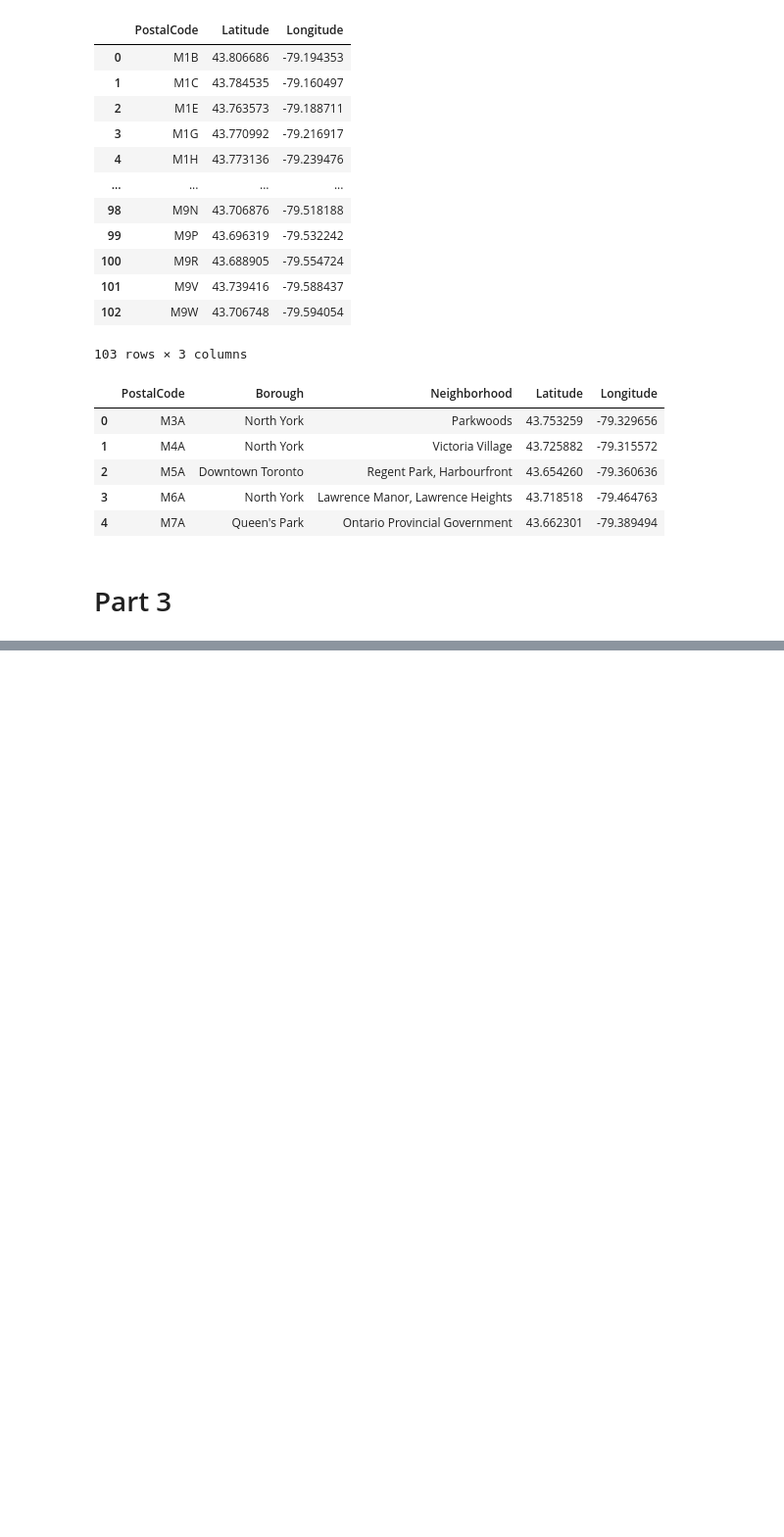
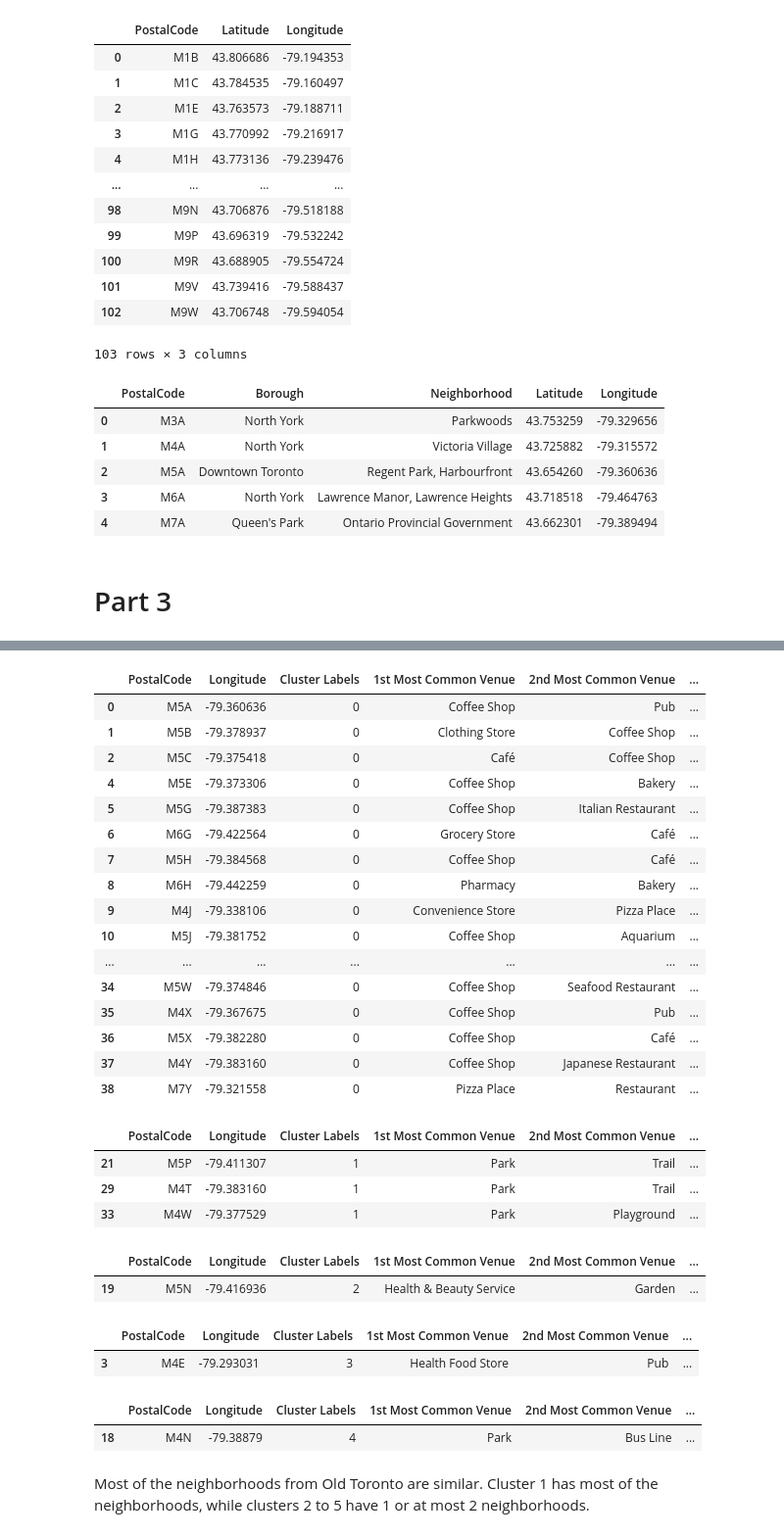
Before and after one commit to JeraldBil/Coursera_Capstone, a Jupyter notebook: Toronto Segmentation and Clustering.ipynb, the cells around one changed output, grey strips where cells are left out. Shown at 98% size. Drawn from its saved outputs; the diff is of its cells as text; code cells hidden in the pictures; blank space fills up the shorter version.

```diff
--- a/Toronto Segmentation and Clustering.ipynb
+++ b/Toronto Segmentation and Clustering.ipynb
@@ -225,0 +515,12 @@ map_old_toronto
+# %%
+num_top_venues = 5
+
+for hood in old_toronto_grouped['Neighborhood']:
+    print("----"+hood+"----")
+    temp = old_toronto_grouped[old_toronto_grouped['Neighborhood'] == hood].T.reset_index()
+    temp.columns = ['venue','freq']
+    temp = temp.iloc[1:]
+    temp['freq'] = temp['freq'].astype(float)
+    temp = temp.round({'freq': 2})
+    print(temp.sort_values('freq', ascending=False).reset_index(drop=True).head(num_top_venues))
+    print('\n')
@@ -225,0 +579,11 @@ map_old_toronto
+# %%
+# set number of clusters
+kclusters = 5
+
+old_toronto_grouped_clustering = old_toronto_grouped.drop('Neighborhood', 1)
+
+# run k-means clustering
+kmeans = KMeans(n_clusters=kclusters, random_state=0).fit(old_toronto_grouped_clustering)
+
+# check cluster labels generated for each row in the dataframe
+kmeans.labels_[0:10]
@@ -225,0 +592,10 @@ map_old_toronto
+# %%
+# add clustering labels
+neighborhoods_venues_sorted.insert(0, 'Cluster Labels', kmeans.labels_)
+
+old_toronto_merged = old_toronto_data
+
+# merge old_toronto_grouped with old_toronto_data to add latitude/longitude for each neighborhood
+old_toronto_merged = old_toronto_merged.join(neighborhoods_venues_sorted.set_index('Neighborhood'), on='Neighborhood')
+
+old_toronto_merged.head()
@@ -225,0 +635,44 @@ map_old_toronto
+# %%
+old_toronto_merged.loc[old_toronto_merged['Cluster Labels'] == 0, old_toronto_merged.columns[[0] + list(range(4, old_toronto_merged.shape[1]))]]
+# %% [output]
+|  | PostalCode | Longitude | Cluster Labels | 1st Most Common Venue | 2nd Most Common Venue | ... |
+| 0 | M5A | -79.360636 | 0 | Coffee Shop | Pub | ... |
+| 1 | M5B | -79.378937 | 0 | Clothing Store | Coffee Shop | ... |
+| 2 | M5C | -79.375418 | 0 | Café | Coffee Shop | ... |
+| 4 | M5E | -79.373306 | 0 | Coffee Shop | Bakery | ... |
+| 5 | M5G | -79.387383 | 0 | Coffee Shop | Italian Restaurant | ... |
+| 6 | M6G | -79.422564 | 0 | Grocery Store | Café | ... |
+| 7 | M5H | -79.384568 | 0 | Coffee Shop | Café | ... |
+| 8 | M6H | -79.442259 | 0 | Pharmacy | Bakery | ... |
+| 9 | M4J | -79.338106 | 0 | Convenience Store | Pizza Place | ... |
+| 10 | M5J | -79.381752 | 0 | Coffee Shop | Aquarium | ... |
+| ... | ... | ... | ... | ... | ... | ... |
+| 34 | M5W | -79.374846 | 0 | Coffee Shop | Seafood Restaurant | ... |
+| 35 | M4X | -79.367675 | 0 | Coffee Shop | Pub | ... |
+| 36 | M5X | -79.382280 | 0 | Coffee Shop | Café | ... |
+| 37 | M4Y | -79.383160 | 0 | Coffee Shop | Japanese Restaurant | ... |
+| 38 | M7Y | -79.321558 | 0 | Pizza Place | Restaurant | ... |
+# %%
+old_toronto_merged.loc[old_toronto_merged['Cluster Labels'] == 1, old_toronto_merged.columns[[0] + list(range(4, old_toronto_merged.shape[1]))]]
+# %% [output]
+|  | PostalCode | Longitude | Cluster Labels | 1st Most Common Venue | 2nd Most Common Venue | ... |
+| 21 | M5P | -79.411307 | 1 | Park | Trail | ... |
+| 29 | M4T | -79.383160 | 1 | Park | Trail | ... |
+| 33 | M4W | -79.377529 | 1 | Park | Playground | ... |
+# %%
+old_toronto_merged.loc[old_toronto_merged['Cluster Labels'] == 2, old_toronto_merged.columns[[0] + list(range(4, old_toronto_merged.shape[1]))]]
+# %% [output]
+|  | PostalCode | Longitude | Cluster Labels | 1st Most Common Venue | 2nd Most Common Venue | ... |
+| 19 | M5N | -79.416936 | 2 | Health & Beauty Service | Garden | ... |
+# %%
+old_toronto_merged.loc[old_toronto_merged['Cluster Labels'] == 3, old_toronto_merged.columns[[0] + list(range(4, old_toronto_merged.shape[1]))]]
+# %% [output]
+|  | PostalCode | Longitude | Cluster Labels | 1st Most Common Venue | 2nd Most Common Venue | ... |
+| 3 | M4E | -79.293031 | 3 | Health Food Store | Pub | ... |
+# %%
+old_toronto_merged.loc[old_toronto_merged['Cluster Labels'] == 4, old_toronto_merged.columns[[0] + list(range(4, old_toronto_merged.shape[1]))]]
+# %% [output]
+|  | PostalCode | Longitude | Cluster Labels | 1st Most Common Venue | 2nd Most Common Venue | ... |
+| 18 | M4N | -79.38879 | 4 | Park | Bus Line | ... |
+# %% [markdown]
+Most of the neighborhoods from Old Toronto are similar. Cluster 1 has most of the neighborhoods, while clusters 2 to 5 have 1 or at most 2 neighborhoods.
```
Also changed, not shown: parts of 33 cells of this notebook.
